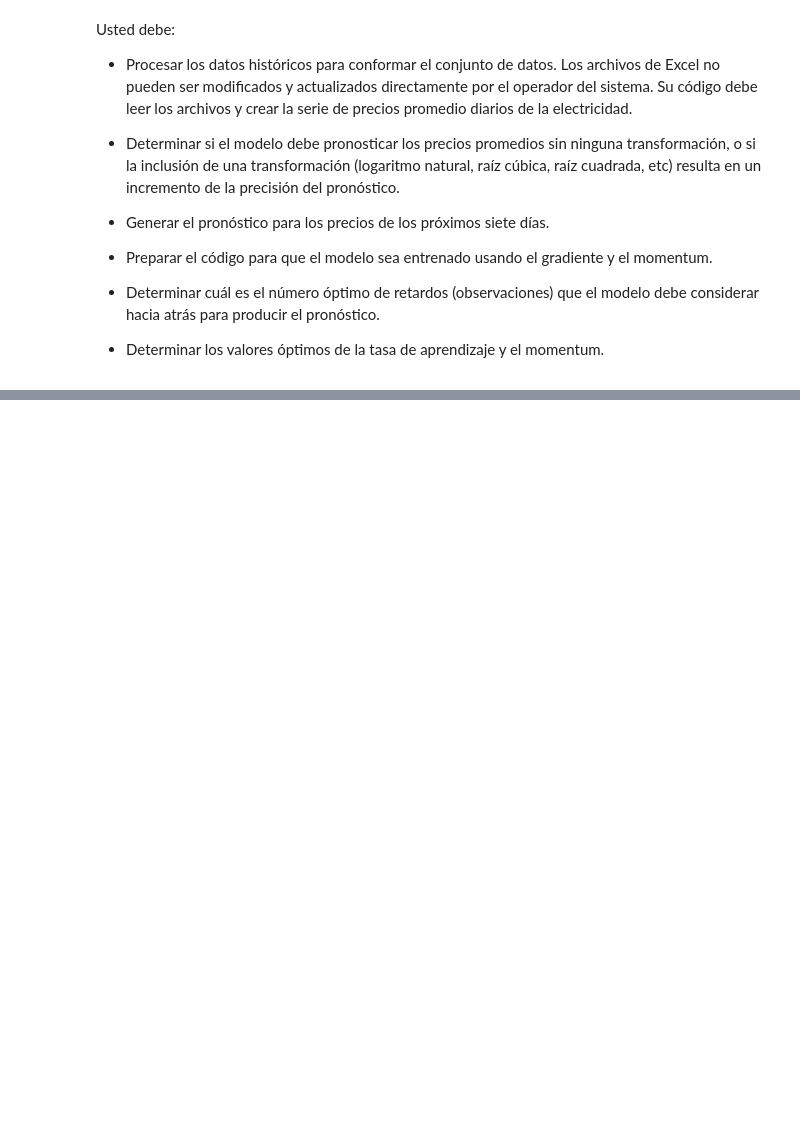
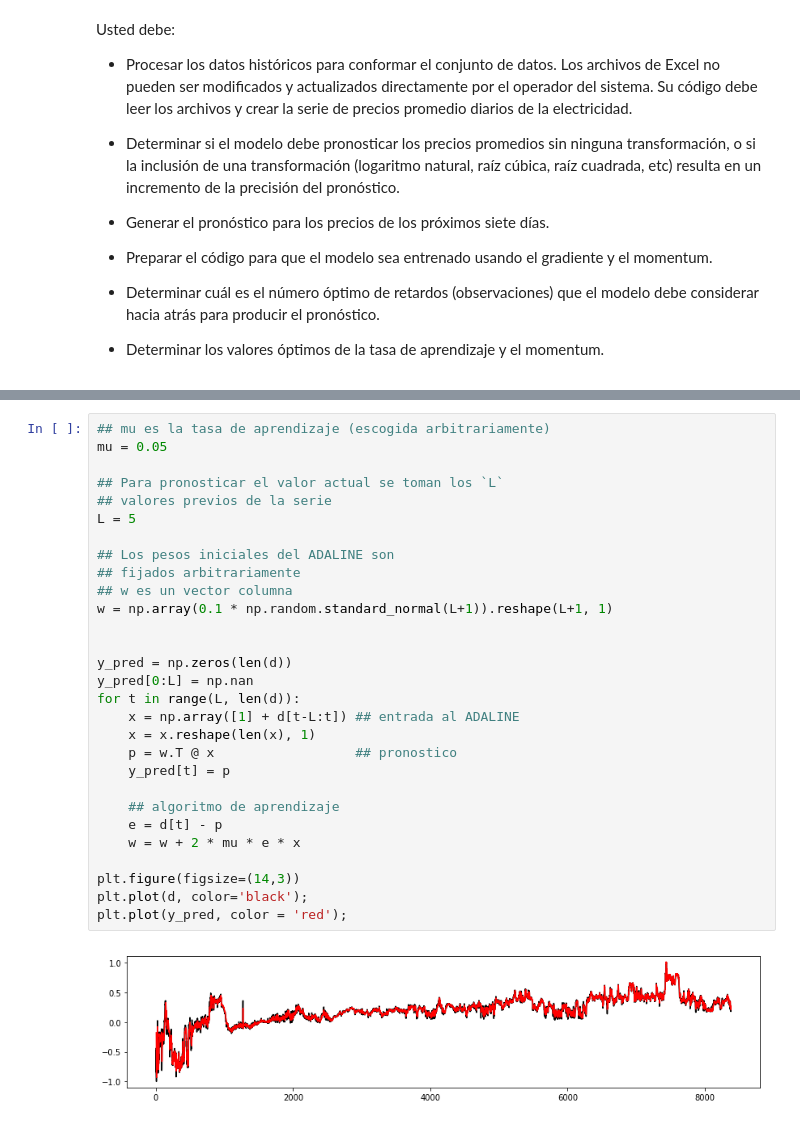
Before and after one commit to ann-2018-03/evaluacion-DavidChaMun, a Jupyter notebook: 01-precios.ipynb, the cells around one changed output, grey strips where cells are left out. Saved outputs shown, nothing was run; the diff lists cells and outputs as text; blank space fills up the shorter version.

```diff
--- a/01-precios.ipynb
+++ b/01-precios.ipynb
@@ -78,0 +194,31 @@ data = cea
+# %%
+## mu es la tasa de aprendizaje (escogida arbitrariamente)
+mu = 0.05
+
+## Para pronosticar el valor actual se toman los `L`
+## valores previos de la serie
+L = 5
+
+## Los pesos iniciales del ADALINE son
+## fijados arbitrariamente
+## w es un vector columna
+w = np.array(0.1 * np.random.standard_normal(L+1)).reshape(L+1, 1)
+
+
+y_pred = np.zeros(len(d))
+y_pred[0:L] = np.nan
+for t in range(L, len(d)):
+    x = np.array([1] + d[t-L:t]) ## entrada al ADALINE
+    x = x.reshape(len(x), 1)
+    p = w.T @ x                  ## pronostico
+    y_pred[t] = p
+
+    ## algoritmo de aprendizaje
+    e = d[t] - p
+    w = w + 2 * mu * e * x
+
+plt.figure(figsize=(14,3))
+plt.plot(d, color='black');
+plt.plot(y_pred, color = 'red');
+# %% [output]
+[figure, added]
```
Also changed, not shown: parts of 9 cells of this notebook.
